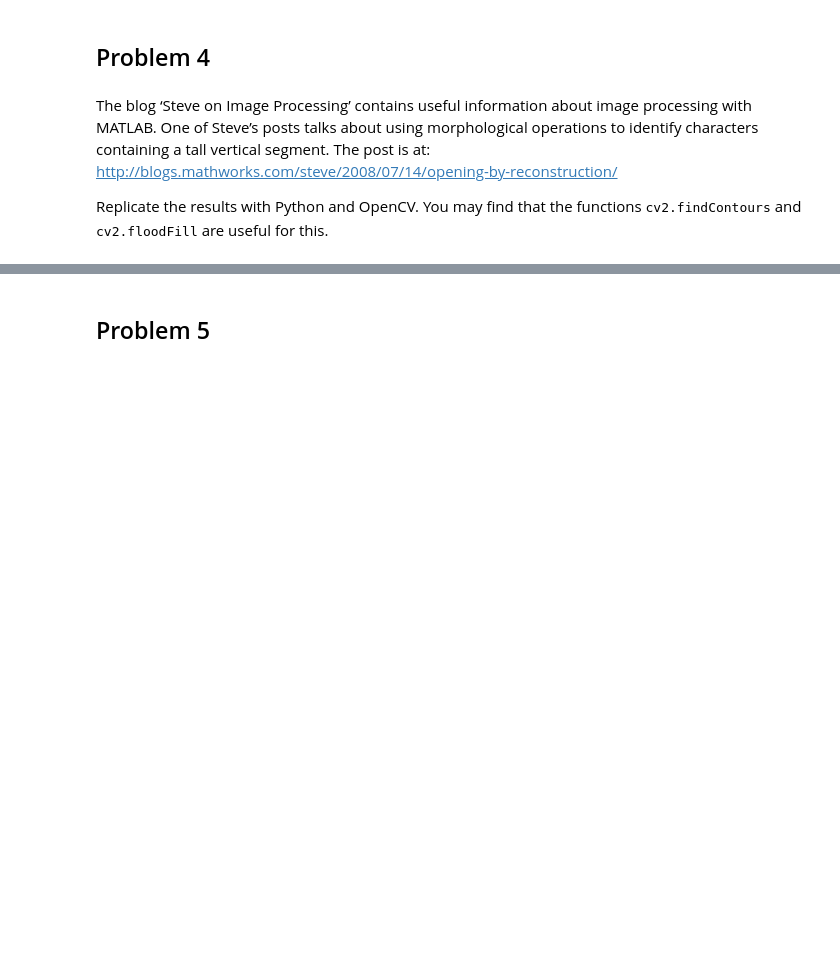
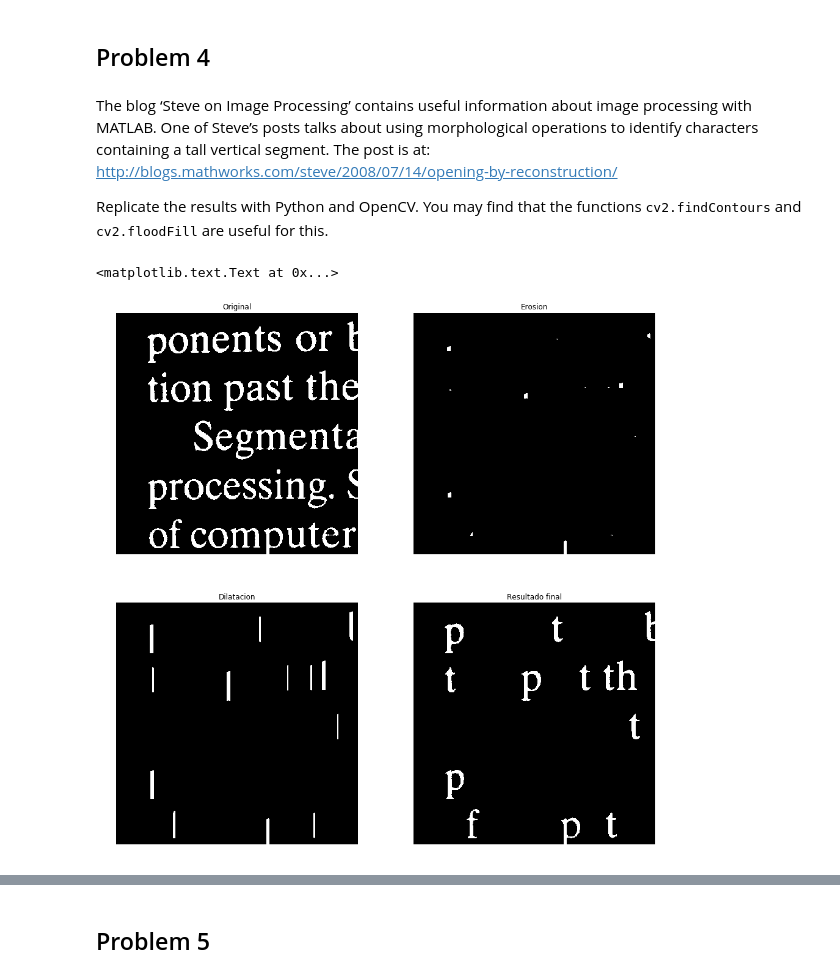
Before and after one commit to Jorgee1/Journey-to-PDI, a Jupyter notebook: Taller_4/problem_set_4.ipynb, the cells around one changed output, grey strips where cells are left out. Drawn from its saved outputs; the diff is of its cells as text; code cells hidden in the pictures; blank space fills up the shorter version.

```diff
--- a/Taller_4/problem_set_4.ipynb
+++ b/Taller_4/problem_set_4.ipynb
@@ -277,0 +281,41 @@ Replicate the results with Python and OpenCV. You may find that the functions <t
+# %%
+# Salesita
+%matplotlib inline
+bw=files["gray"]["steve_blog"]
+sq=np.ones((51,1)).astype(np.uint8)
+bw2=cv2.erode(bw,sq,iterations=1)
+bw3=cv2.dilate(bw2,sq,iterations=1)
+marker=cv2.erode(bw,sq)
+img=bw.copy()
+[h,w]=bw.shape
+mask=np.zeros((h+2,w+2)).astype(np.uint8)
+for i in range(h):
+    for j in range(w):
+        if (marker[i,j] > 0) :
+            cv2.floodFill(img,mask,(j,i),0)
+
+subs = bw - img
+
+plt.figure(figsize=(16,16))
+plt.subplot(2,2,1)
+plt.imshow(bw,cmap="gray")
+plt.axis("off")
+plt.title("Original")
+
+plt.subplot(2,2,2)
+plt.imshow(bw2,cmap="gray")
+plt.axis("off")
+plt.title("Erosion")
+
+plt.subplot(2,2,3)
+plt.imshow(bw3,cmap="gray")
+plt.axis("off")
+plt.title("Dilatacion")
+
+plt.subplot(2,2,4)
+plt.imshow(subs,cmap="gray")
+plt.axis("off")
+plt.title("Resultado final")
+# %% [output]
+<matplotlib.text.Text at 0x...>
+[figure, added]
```
Also changed, not shown: parts of 5 cells of this notebook, 1 other file.
